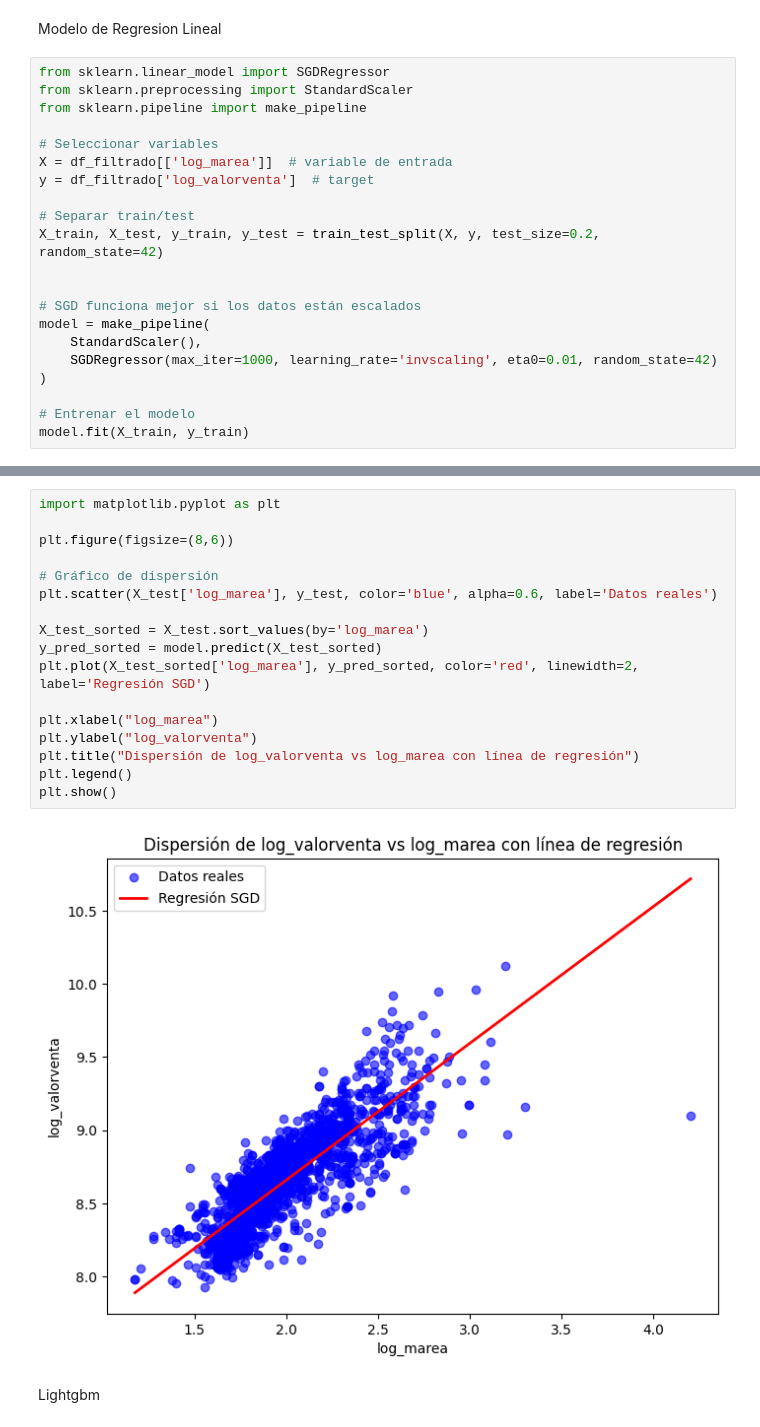
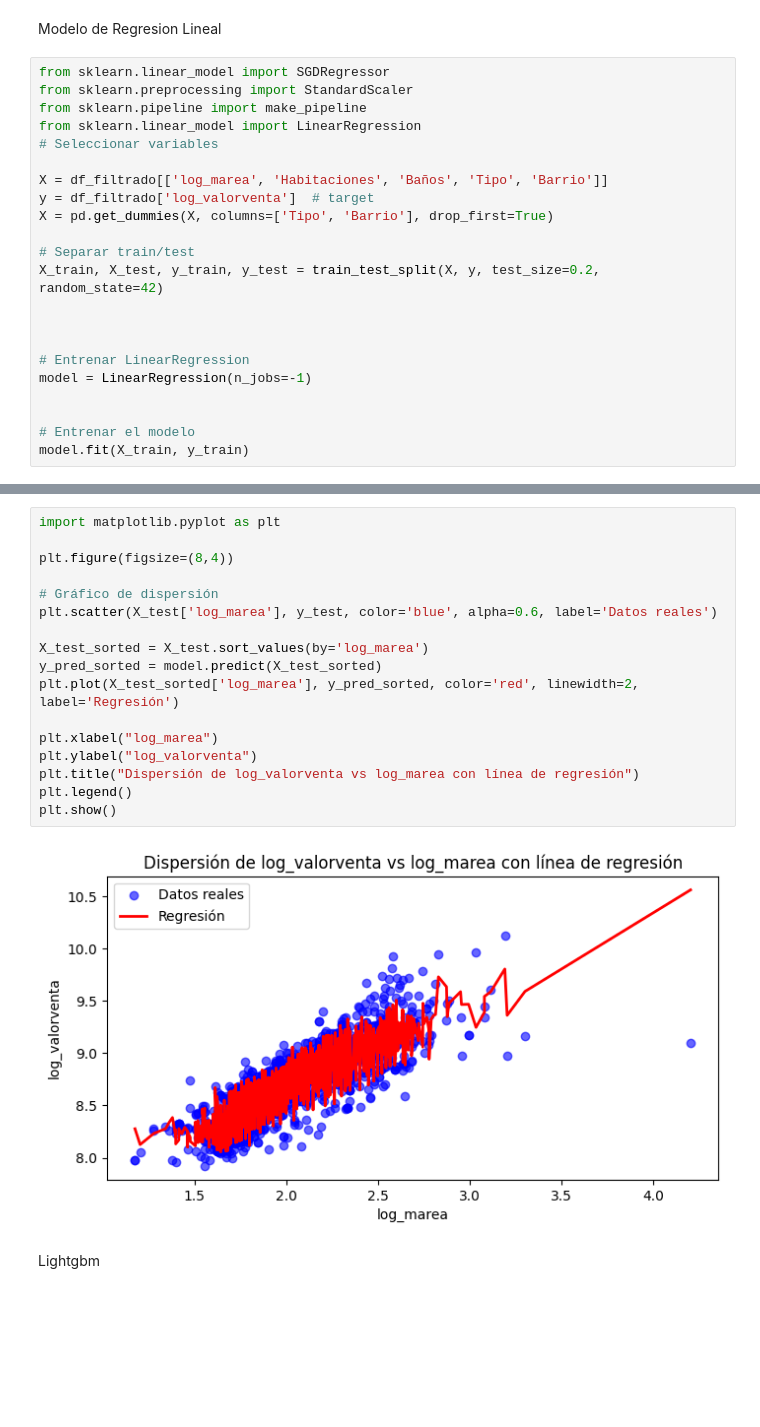
Before and after one commit to sergioandres0180/project-dsa, a Jupyter notebook: Notebooks/03_PRUEBA_MODELOS_BOGOTA.ipynb, the cells around one changed output, grey strips where cells are left out. Cells and saved outputs as stored; diff of their text form; blank space fills up the shorter version.

```diff
--- a/Notebooks/03_PRUEBA_MODELOS_BOGOTA.ipynb
+++ b/Notebooks/03_PRUEBA_MODELOS_BOGOTA.ipynb
@@ -101,20 +101,21 @@ Modelo de Regresion Lineal
 from sklearn.linear_model import SGDRegressor
 from sklearn.preprocessing import StandardScaler
 from sklearn.pipeline import make_pipeline
+from sklearn.linear_model import LinearRegression
+# Seleccionar variables
 
-# Seleccionar variables
-X = df_filtrado[['log_marea']]  # variable de entrada
+X = df_filtrado[['log_marea', 'Habitaciones', 'Baños', 'Tipo', 'Barrio']]
 y = df_filtrado['log_valorventa']  # target
+X = pd.get_dummies(X, columns=['Tipo', 'Barrio'], drop_first=True)
 
 # Separar train/test
 X_train, X_test, y_train, y_test = train_test_split(X, y, test_size=0.2, random_state=42)
 
 
-# SGD funciona mejor si los datos están escalados
-model = make_pipeline(
-    StandardScaler(),
-    SGDRegressor(max_iter=1000, learning_rate='invscaling', eta0=0.01, random_state=42)
-)
+
+# Entrenar LinearRegression
+model = LinearRegression(n_jobs=-1)
+
 
 # Entrenar el modelo
 model.fit(X_train, y_train)
@@ -143,22 +133,22 @@ Pendiente (coeficiente log_marea): 0.2759
 # %%
 import matplotlib.pyplot as plt
 
-plt.figure(figsize=(8,6))
+plt.figure(figsize=(8,4))
 
 # Gráfico de dispersión
 plt.scatter(X_test['log_marea'], y_test, color='blue', alpha=0.6, label='Datos reales')
 
 X_test_sorted = X_test.sort_values(by='log_marea')
 y_pred_sorted = model.predict(X_test_sorted)
-plt.plot(X_test_sorted['log_marea'], y_pred_sorted, color='red', linewidth=2, label='Regresión SGD')
+plt.plot(X_test_sorted['log_marea'], y_pred_sorted, color='red', linewidth=2, label='Regresión')
 
 plt.xlabel("log_marea")
 plt.ylabel("log_valorventa")
 plt.title("Dispersión de log_valorventa vs log_marea con línea de regresión")
 plt.legend()
 plt.show()
 # %% [output]
-[figure, old version]
+[figure, new version]
 # %% [markdown]
 Lightgbm
 # %%
```
Also changed, not shown: parts of 3 cells of this notebook, 10 other files.
